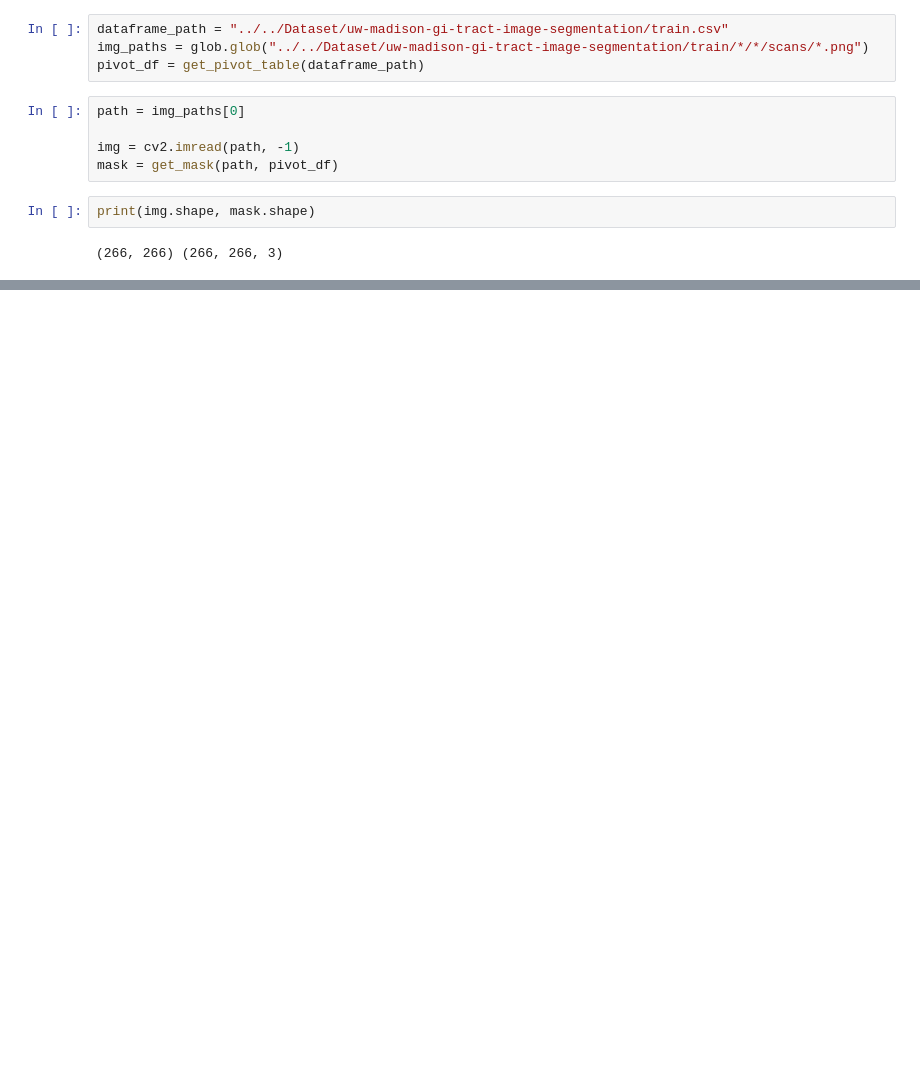
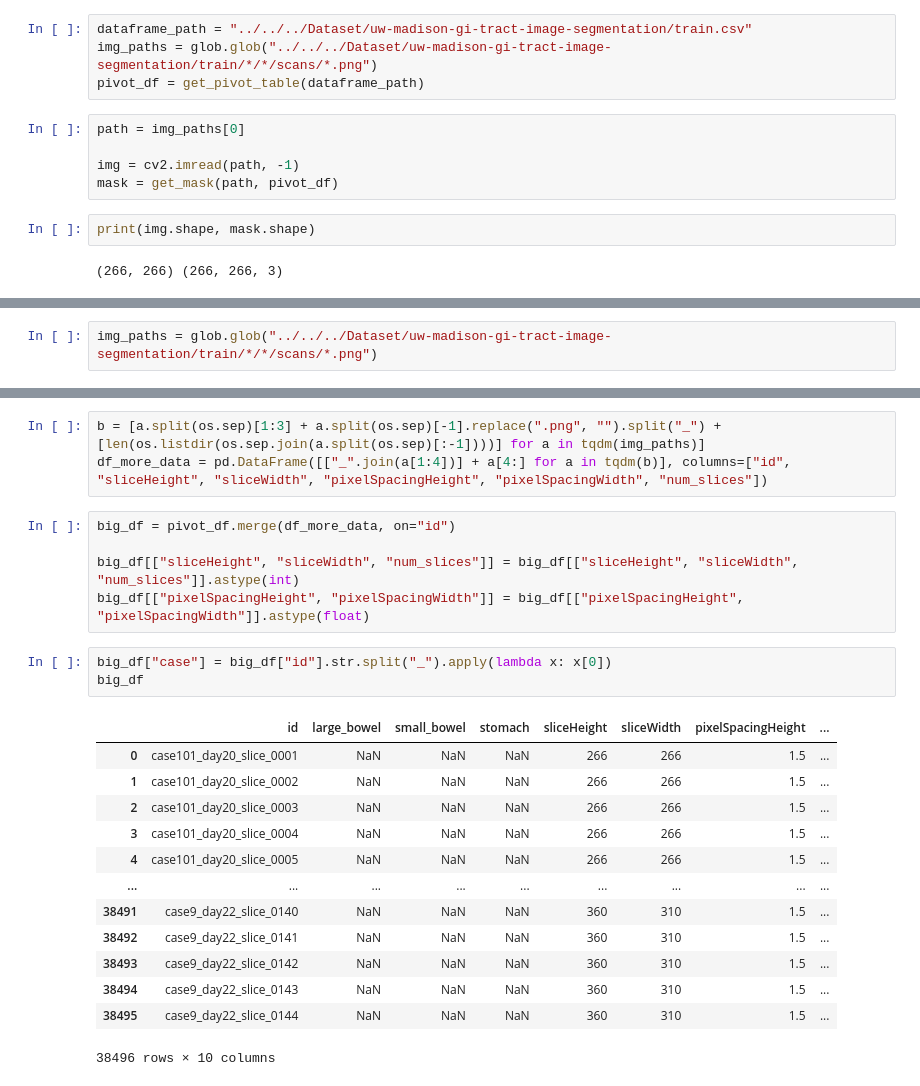
Before and after one commit to davidfu0826/UWMGI2022_Segmentation, a Jupyter notebook: notebooks/01_visualize_masks.ipynb, the cells around one changed output, grey strips where cells are left out. Drawn from its saved outputs; the diff is of its cells as text; blank space fills up the shorter version.

```diff
--- a/notebooks/01_visualize_masks.ipynb
+++ b/notebooks/01_visualize_masks.ipynb
@@ -17,6 +17,6 @@ from helper import get_mask, get_pivot_table
 # %%
-dataframe_path = "../../Dataset/uw-madison-gi-tract-image-segmentation/train.csv"
-img_paths = glob.glob("../../Dataset/uw-madison-gi-tract-image-segmentation/train/*/*/scans/*.png")
+dataframe_path = "../../../Dataset/uw-madison-gi-tract-image-segmentation/train.csv"
+img_paths = glob.glob("../../../Dataset/uw-madison-gi-tract-image-segmentation/train/*/*/scans/*.png")
 pivot_df = get_pivot_table(dataframe_path)
 # %%
 path = img_paths[0]
@@ -95,0 +122,2 @@ Clipping input data to the valid range for imshow with RGB data ([0..1] for floa
+# %%
+img_paths = glob.glob("../../../Dataset/uw-madison-gi-tract-image-segmentation/train/*/*/scans/*.png")
@@ -95,0 +134,25 @@ Clipping input data to the valid range for imshow with RGB data ([0..1] for floa
+# %%
+b = [a.split(os.sep)[1:3] + a.split(os.sep)[-1].replace(".png", "").split("_") + [len(os.listdir(os.sep.join(a.split(os.sep)[:-1])))] for a in tqdm(img_paths)]
+df_more_data = pd.DataFrame([["_".join(a[1:4])] + a[4:] for a in tqdm(b)], columns=["id", "sliceHeight", "sliceWidth", "pixelSpacingHeight", "pixelSpacingWidth", "num_slices"])
+# %%
+big_df = pivot_df.merge(df_more_data, on="id")
+
+big_df[["sliceHeight", "sliceWidth", "num_slices"]] = big_df[["sliceHeight", "sliceWidth", "num_slices"]].astype(int)
+big_df[["pixelSpacingHeight", "pixelSpacingWidth"]] = big_df[["pixelSpacingHeight", "pixelSpacingWidth"]].astype(float)
+# %%
+big_df["case"] = big_df["id"].str.split("_").apply(lambda x: x[0])
+big_df
+# %% [output]
+|  | id | large_bowel | small_bowel | stomach | sliceHeight | sliceWidth | pixelSpacingHeight | ... |
+| 0 | case101_day20_slice_0001 | NaN | NaN | NaN | 266 | 266 | 1.5 | ... |
+| 1 | case101_day20_slice_0002 | NaN | NaN | NaN | 266 | 266 | 1.5 | ... |
+| 2 | case101_day20_slice_0003 | NaN | NaN | NaN | 266 | 266 | 1.5 | ... |
+| 3 | case101_day20_slice_0004 | NaN | NaN | NaN | 266 | 266 | 1.5 | ... |
+| 4 | case101_day20_slice_0005 | NaN | NaN | NaN | 266 | 266 | 1.5 | ... |
+| ... | ... | ... | ... | ... | ... | ... | ... | ... |
+| 38491 | case9_day22_slice_0140 | NaN | NaN | NaN | 360 | 310 | 1.5 | ... |
+| 38492 | case9_day22_slice_0141 | NaN | NaN | NaN | 360 | 310 | 1.5 | ... |
+| 38493 | case9_day22_slice_0142 | NaN | NaN | NaN | 360 | 310 | 1.5 | ... |
+| 38494 | case9_day22_slice_0143 | NaN | NaN | NaN | 360 | 310 | 1.5 | ... |
+| 38495 | case9_day22_slice_0144 | NaN | NaN | NaN | 360 | 310 | 1.5 | ... |
+38496 rows × 10 columns
```
Also changed, not shown: parts of 13 cells of this notebook, 6 other files.
